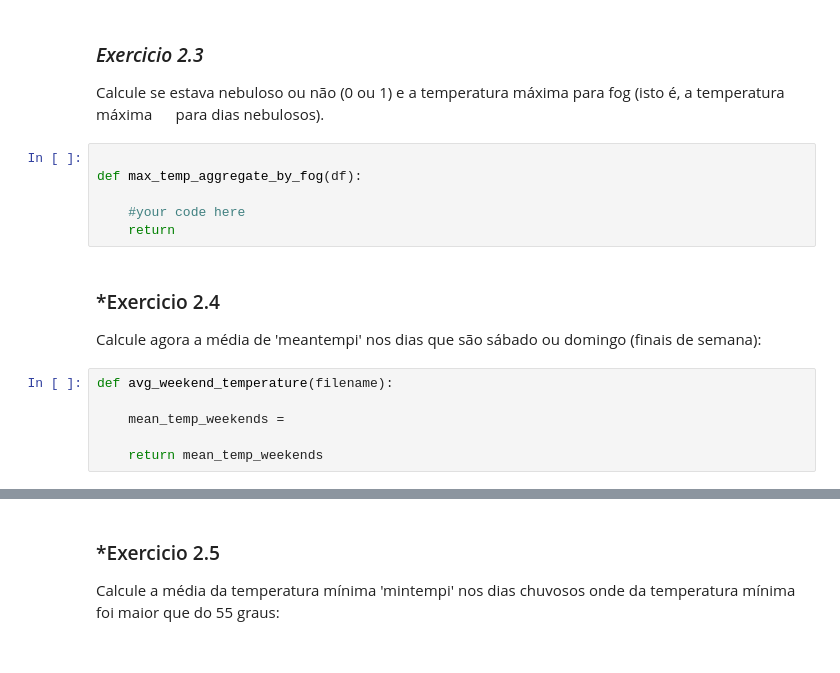
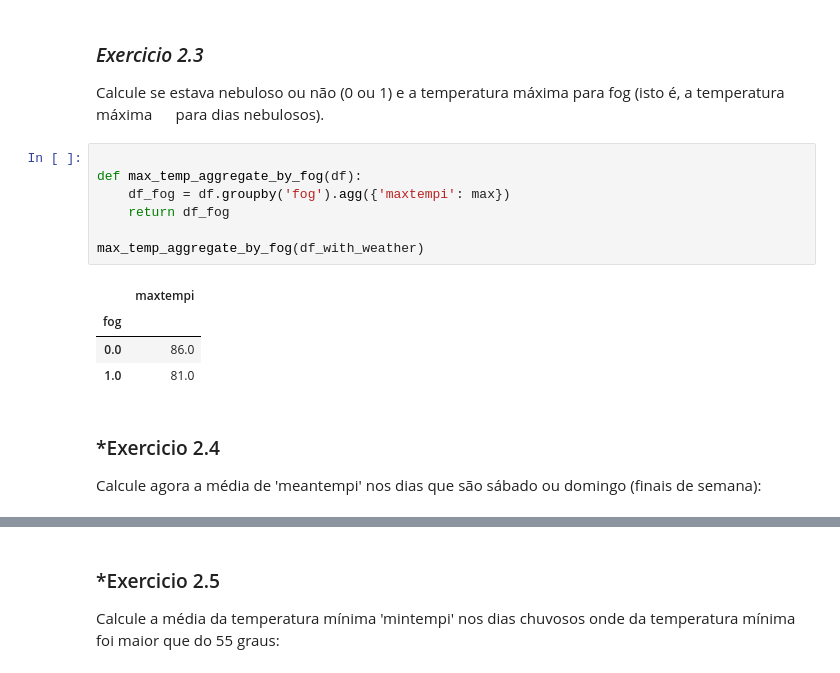
Before and after one commit to felipelfb/NY-subway-analysis, a Jupyter notebook: analyzing-subway-data-ndfdsi.ipynb, the cells around one changed output, grey strips where cells are left out. Saved outputs shown, nothing was run; the diff lists cells and outputs as text.

```diff
--- a/analyzing-subway-data-ndfdsi.ipynb
+++ b/analyzing-subway-data-ndfdsi.ipynb
@@ -348,19 +357,19 @@ def num_rainy_days(df):
 
 Calcule se estava nebuloso ou não (0 ou 1) e a temperatura máxima para fog (isto é, a temperatura máxima
      para dias nebulosos).
-# %%
-
-def max_temp_aggregate_by_fog(df):
-
-    #your code here
-    return
+# %%
+
+def max_temp_aggregate_by_fog(df):
+    df_fog = df.groupby('fog').agg({'maxtempi': max})
+    return df_fog
+
+max_temp_aggregate_by_fog(df_with_weather)
+# %% [output]
+|  | maxtempi |
+| fog |  |
+| 0.0 | 86.0 |
+| 1.0 | 81.0 |
 # %% [markdown]
 ### *Exercicio 2.4
 
 Calcule agora a média de 'meantempi' nos dias que são sábado ou domingo (finais de semana):
-# %%
-def avg_weekend_temperature(filename):
-
-    mean_temp_weekends =
-
-    return mean_temp_weekends
```
Also changed, not shown: parts of 12 cells of this notebook.
